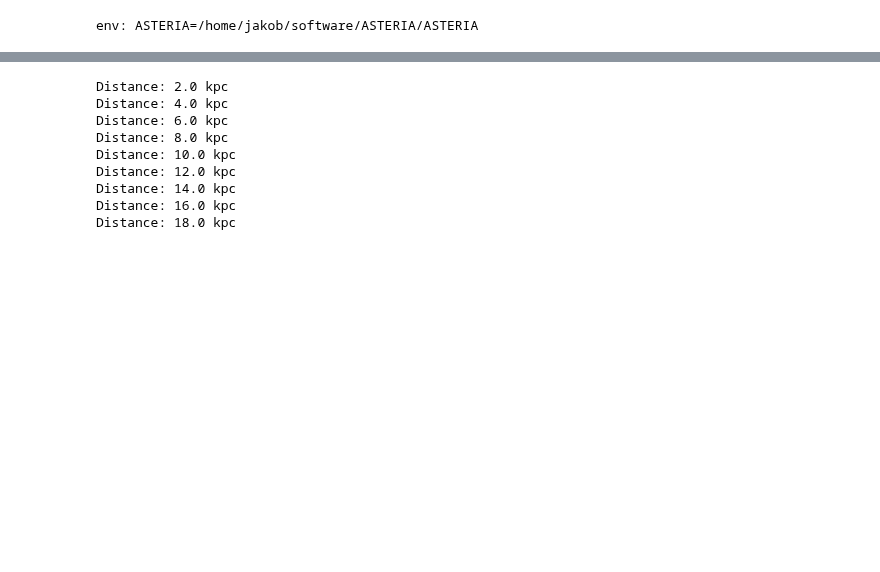
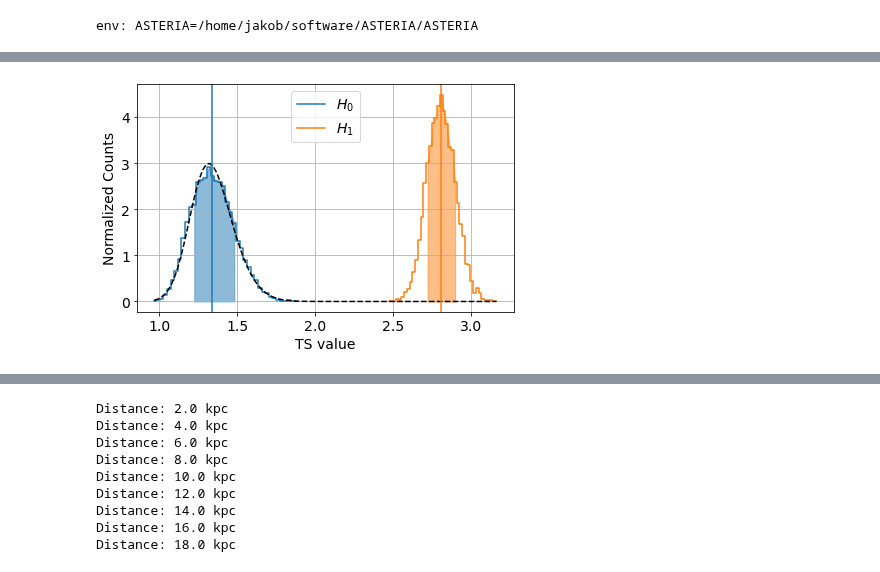
Before and after one commit to icecube/ASTERIA, a Jupyter notebook: docs/gen2-ana/test.ipynb, the cells around one changed output, grey strips where cells are left out. Cells and saved outputs as stored; diff of their text form; code cells hidden in the pictures; blank space fills up the shorter version.

```diff
--- a/docs/gen2-ana/test.ipynb
+++ b/docs/gen2-ana/test.ipynb
@@ -181,0 +75,4 @@ plt.show()
+# %%
+plot_ts(ana.stf_ts, ana.ts_stat, ana._ts_bkg_fit)
+# %% [output]
+[figure, added]
```
Also changed, not shown: parts of 10 cells of this notebook.
